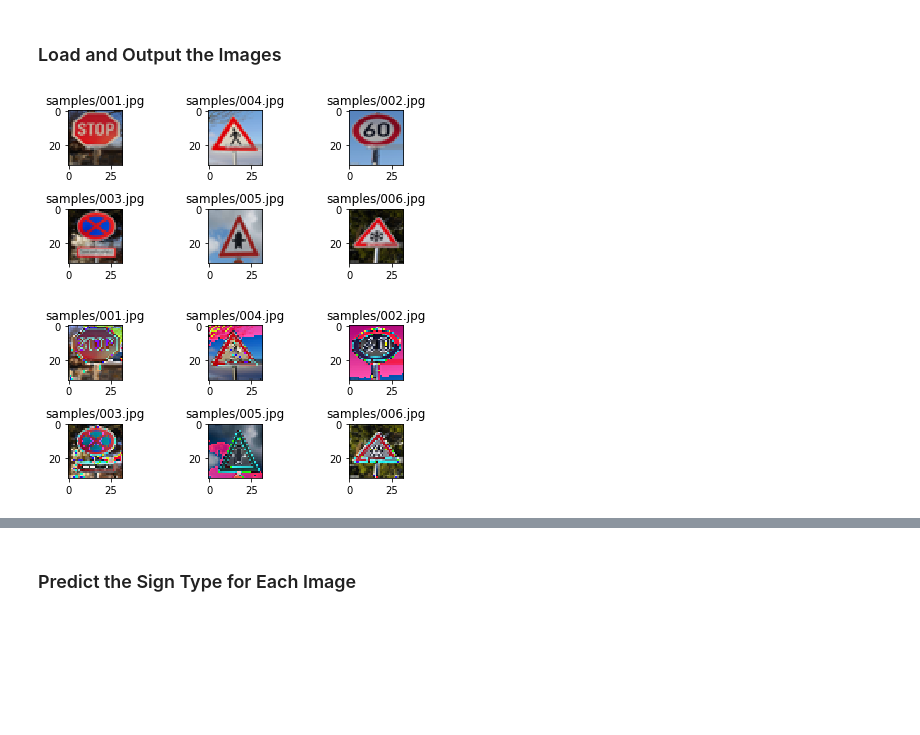
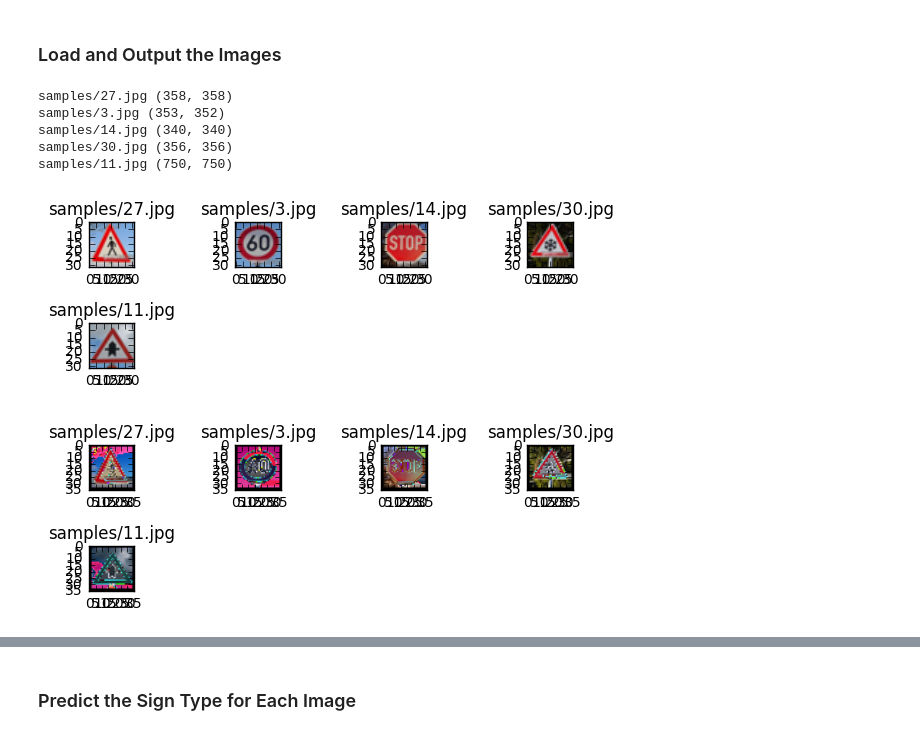
Before and after one commit to kzinmr/CarND-Traffic-Sign-Classifier-Project, a Jupyter notebook: Traffic_Sign_Classifier.ipynb, the cells around one changed output, grey strips where cells are left out. Saved outputs shown, nothing was run; the diff lists cells and outputs as text; code cells hidden in the pictures; blank space fills up the shorter version.

```diff
--- a/Traffic_Sign_Classifier.ipynb
+++ b/Traffic_Sign_Classifier.ipynb
@@ -308,7 +305,7 @@ A validation set can be used to assess how well the model is performing. A low a
 sets imply underfitting. A high accuracy on the training set but low accuracy on the validation set implies overfitting.
 # %%
 LR = 0.001
-EPOCHS = 10
+EPOCHS =10
 BATCH_SIZE = 64
 BATCH_SIZE_INF = 64
-KEEP_PROB = 1.0
+KEEP_PROB = 0.5
@@ -349,7 +351,7 @@ def evaluate(accuracy_operation, X_data, y_data):
     return total_accuracy / num_examples
 # %%
 with tf.Graph().as_default(), tf.Session() as sess:
-    x, y, keep_prob, learning_rate, logits, _, accuracy_op, training_op = train_nn()
+    x, y, keep_prob, learning_rate, logits, loss, infer, accuracy_op, training_op, x1, x2 = train_nn()
     saver = tf.train.Saver()
 
     sess.run(tf.global_variables_initializer())
@@ -359,14 +361,16 @@ with tf.Graph().as_default(), tf.Session() as sess:
     print()
     for i in range(EPOCHS):
         X_train, y_train = shuffle(X_train, y_train)
+        loss_batch = 0.
         for offset in range(0, num_examples, BATCH_SIZE):
             end = offset + BATCH_SIZE
             batch_x, batch_y = X_train[offset:end], y_train[offset:end]
-            sess.run(training_op, feed_dict={x: batch_x, y: batch_y,
-                                             keep_prob: KEEP_PROB, learning_rate: LR})
+            loss_v, _ = sess.run([loss, training_op], feed_dict={x: batch_x, y: batch_y, keep_prob: KEEP_PROB, learning_rate: LR})
+            loss_batch += loss_v
         print("EPOCH {} ...".format(i+1))
         train_accuracy = evaluate(accuracy_op, X_train, y_train)
-        print("Train Accuracy = {:.3f}".format(train_accuracy))
+        print("Train Loss = {:.5f}".format(loss_batch / BATCH_SIZE))
+        print("Train Accuracy = {:.5f}".format(train_accuracy))
         validation_accuracy = evaluate(accuracy_op, X_validation, y_validation)
         print("Validation Accuracy = {:.3f}".format(validation_accuracy))
         print()
@@ -406,42 +427,48 @@ You may find `signnames.csv` useful as it contains mappings from the class id (i
 ### Feel free to use as many code cells as needed.
 import os
 import numpy as np
 from PIL import Image
 
 
 def read_images_from_paths(image_paths):
     # Read image files, resize them, convert to numpy arrays w/ dtype=uint8
     images = []
     for image_path in image_paths:
         image = Image.open(image_path)
         image = image.convert('RGB')
+        print(image_path, image.size)
         image = image.resize((IMG_SIZE, IMG_SIZE), Image.BICUBIC)
         image = np.array(list(image.getdata()), dtype='uint8')
         image = np.reshape(image, (IMG_SIZE, IMG_SIZE, 3))
         images.append(image)
     images = np.array(images, dtype='uint8')
     return images
 
 
 image_paths  = [os.path.join('samples', image_file) for image_file in os.listdir('samples')]
 images = read_images_from_paths(image_paths)
 
 for i, image in enumerate(images):
-    plt.subplot(3, 3, i+1)
+    plt.subplot(4, 4, i+1)
+    plt.imshow(image)
+    plt.title(image_paths[i])
+plt.tight_layout()
+plt.show()
+#print(images[0])
+#print(normalize_pixels(images[0]))
+images = preprocess_images(images, GRAYSCALE, PAD)
+for i, image in enumerate(images):
+    plt.subplot(4, 4, i+1)
     plt.imshow(image)
     plt.title(image_paths[i])
 
 plt.tight_layout()
 plt.show()
-
-images = preprocess_images(images, GRAYSCALE)
-for i, image in enumerate(images):
-    plt.subplot(3, 3, i+1)
-    plt.imshow(image)
-    plt.title(image_paths[i])
-
-plt.tight_layout()
-plt.show()
 # %% [output]
+samples/27.jpg (358, 358)
+samples/3.jpg (353, 352)
+samples/14.jpg (340, 340)
+samples/30.jpg (356, 356)
+samples/11.jpg (750, 750)
-[figure, old version]
+[figure, new version]
-[figure, old version]
+[figure, new version]
```
Also changed, not shown: parts of 35 cells of this notebook, 19 other files.
